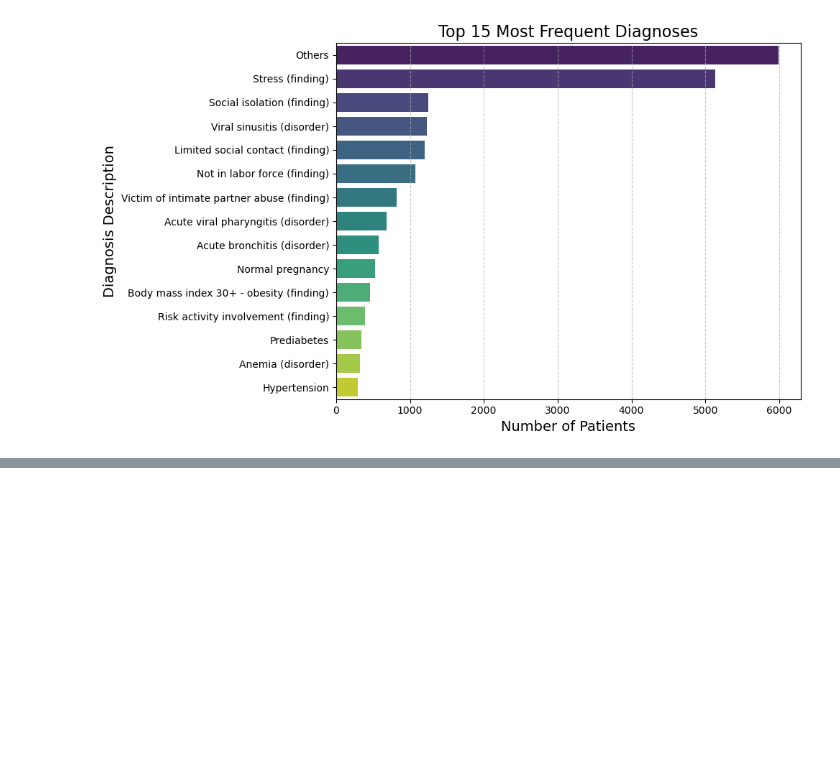
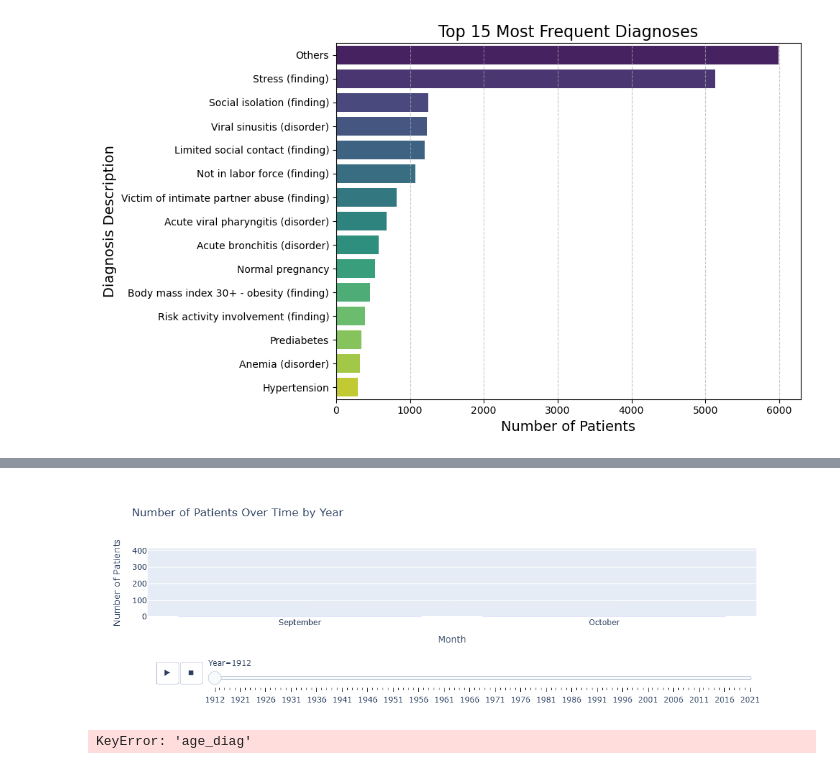
Before and after one commit to veena9-bit/SDE-Skills-Test, a Jupyter notebook: Visualizations.ipynb, the cells around one changed output, grey strips where cells are left out. Drawn from its saved outputs; the diff is of its cells as text; code cells hidden in the pictures; blank space fills up the shorter version.

```diff
--- a/Visualizations.ipynb
+++ b/Visualizations.ipynb
@@ -137,0 +187,29 @@ Passing `palette` without assigning `hue` is deprecated and will be removed in v
+# %%
+# Combine year and month into a datetime column
+df_encounters['date'] = pd.to_datetime(df_encounters[['Year', 'Month']].assign(day=1))  # Assume day=1
+
+# Count unique patient IDs over time
+patients_over_time = df_encounters.groupby(['Year', 'Month']).agg(num_patients=('PATIENT_ID', 'nunique')).reset_index()
+
+# Create a slider
+fig = px.bar(
+    patients_over_time,
+    x='Month',
+    y='num_patients',
+    animation_frame='Year',  # Enables the slider for years
+    title='Number of Patients Over Time by Year',
+    labels={'month': 'Month', 'num_patients': 'Number of Patients'},
+    range_y=[0, patients_over_time['num_patients'].max() + 5]  # Adjust Y-axis range for clarity
+)
+
+# Customize layout
+fig.update_layout(
+    xaxis=dict(tickmode='array', tickvals=list(range(1, 13)), ticktext=['January', 'February', 'March', 'April', 'May', 'June', 'July', 'August', 'September', 'October', 'November', 'December']),
+    transition={'duration': 500}  # Smooth transition between frames
+)
+
+fig.show()
+fig.write_html("./output/data_visualization/slider_patients_visit_overtime.html")
+## spike of patient visist seen in 2021 covid years
+# %% [output]
+[figure, added]
@@ -137,0 +220,10 @@ Passing `palette` without assigning `hue` is deprecated and will be removed in v
+# %%
+aga_diag_mean = df_pat_cond["age_diag"].mean()
+aga_diag_median = df_pat_cond["age_diag"].median()
+aga_diag_std = df_pat_cond["age_diag"].std()
+fig = px.bar( x=["Age_mean","Age_median","Age_std"],y=[aga_diag_mean,aga_diag_median,aga_diag_std], title="Mean Median Std of Age",
+              color_continuous_scale='Viridis')
+#fig.write_html("./output/data_visualization/top_patient_by_visit.html")
+fig.show()
+# %% [output]
+KeyError: 'age_diag'
```
Also changed, not shown: parts of 9 cells of this notebook, 2 other files.
